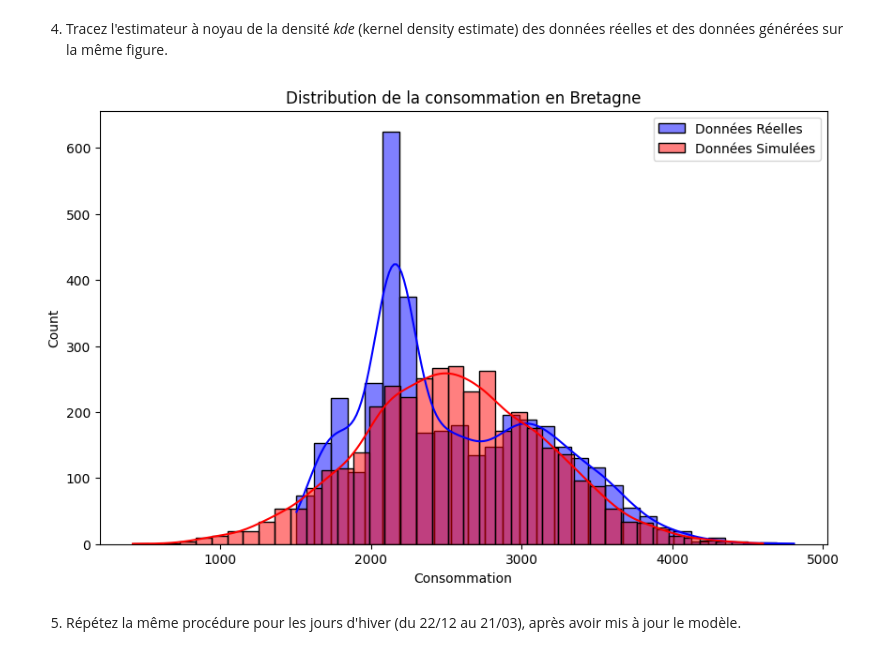
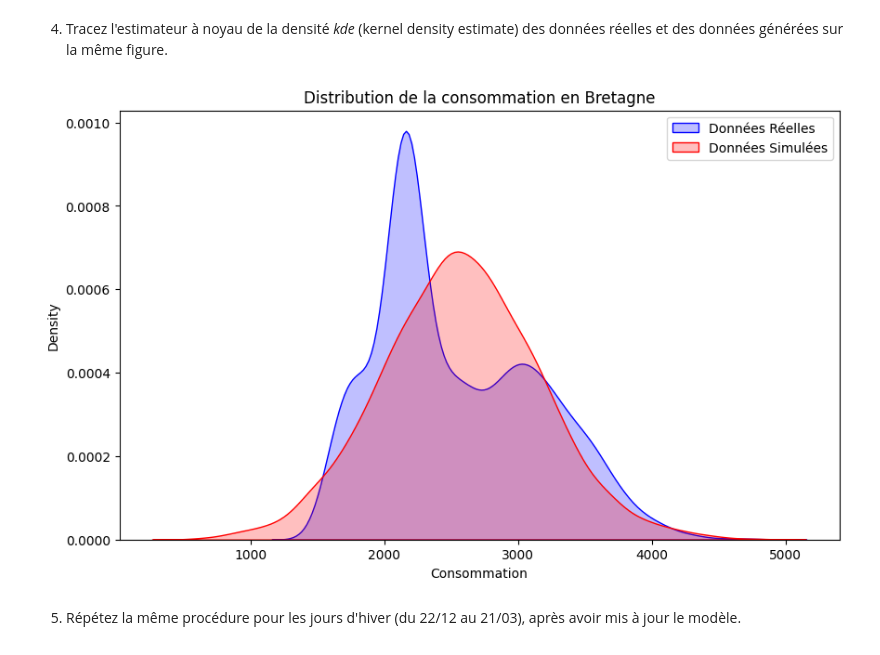
Before and after one commit to Etyl/MDI220, a Jupyter notebook: projet_MDI220.ipynb, the cells around one changed output. Cells and saved outputs as stored; diff of their text form; code cells hidden in the pictures.

```diff
--- a/projet_MDI220.ipynb
+++ b/projet_MDI220.ipynb
@@ -146,19 +189,20 @@ donnees_simulees = norm.rvs(loc=moyenne, scale=np.sqrt(variance), size=nombre_ob
 # %%
 # Affichage des nouvelles données générées
 plt.figure(figsize=(10, 6))
 
 # Histogramme des données réelles
-sns.histplot(df_bretagne.consumption, kde=True, color='blue', label='Données Réelles')
+sns.kdeplot(data=df_bretagne.consumption, color='blue', label='Données Réelles', fill=True)
+
 
 # Histogramme des données générées
-sns.histplot(donnees_simulees, kde=True, color='red', label='Données Simulées')
+sns.kdeplot(data=donnees_simulees, color='red', label='Données Simulées', fill=True)
 
 plt.title(f'Distribution de la consommation en {region}')
 plt.xlabel('Consommation')
 plt.legend()
 plt.show()
 # %% [output]
-[figure, old version]
+[figure, new version]
 # %% [markdown]
 5. Répétez la même procédure pour les jours d'hiver (du 22/12 au 21/03), après avoir mis à jour le modèle.
 # %%
```
Also changed, not shown: parts of 18 cells of this notebook.
